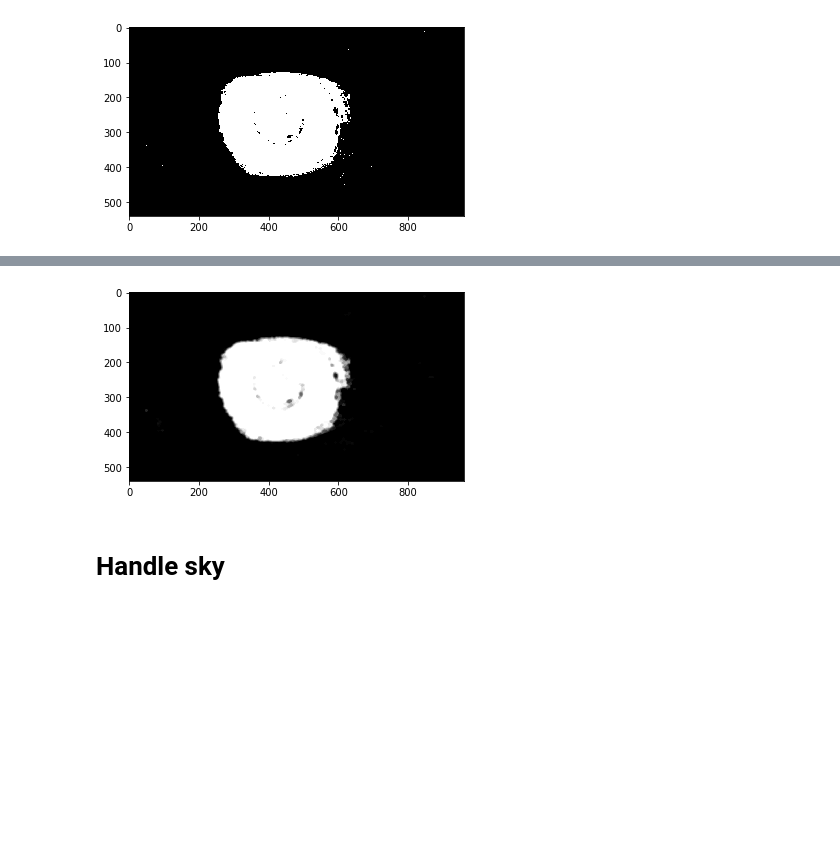
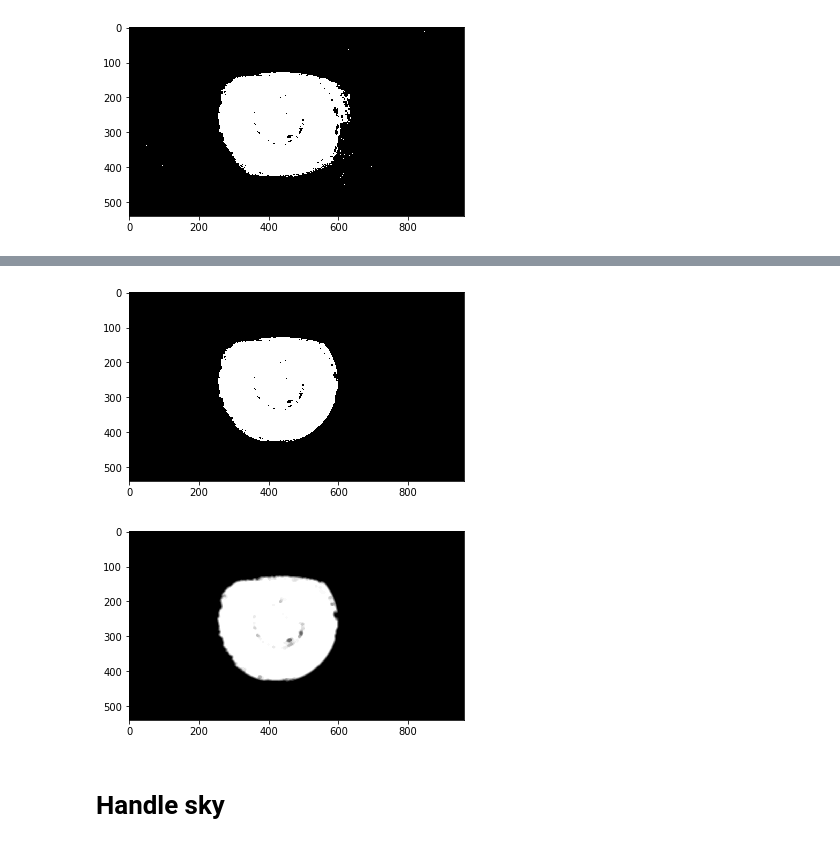
Before and after one commit to asyaf/magritte, a Jupyter notebook: code/the_false_mirror.ipynb, the cells around one changed output, grey strips where cells are left out. Saved outputs shown, nothing was run; the diff lists cells and outputs as text; code cells hidden in the pictures; blank space fills up the shorter version.

```diff
--- a/code/the_false_mirror.ipynb
+++ b/code/the_false_mirror.ipynb
@@ -119,12 +129,17 @@ display_image(thresh)
+# %%
+corrected_mask = cv2.bitwise_and(thresh, black_img)
+display_image(corrected_mask)
+# %% [output]
+[figure, added]
 # %%
 kernel = cv2.getStructuringElement(cv2.MORPH_ELLIPSE,(7,7))
-iris_mask = cv2.blur(thresh, (7,7))
+iris_mask = cv2.blur(corrected_mask, (7,7))
 for i in range(3):
   iris_mask = cv2.morphologyEx(iris_mask,cv2.MORPH_OPEN,kernel)
   iris_mask = cv2.morphologyEx(iris_mask,cv2.MORPH_CLOSE,kernel)
 display_image(iris_mask)
 # %% [output]
-[figure, old version]
+[figure, new version]
 # %% [markdown]
 # Handle sky
 # %%
```
Also changed, not shown: parts of 5 cells of this notebook.
